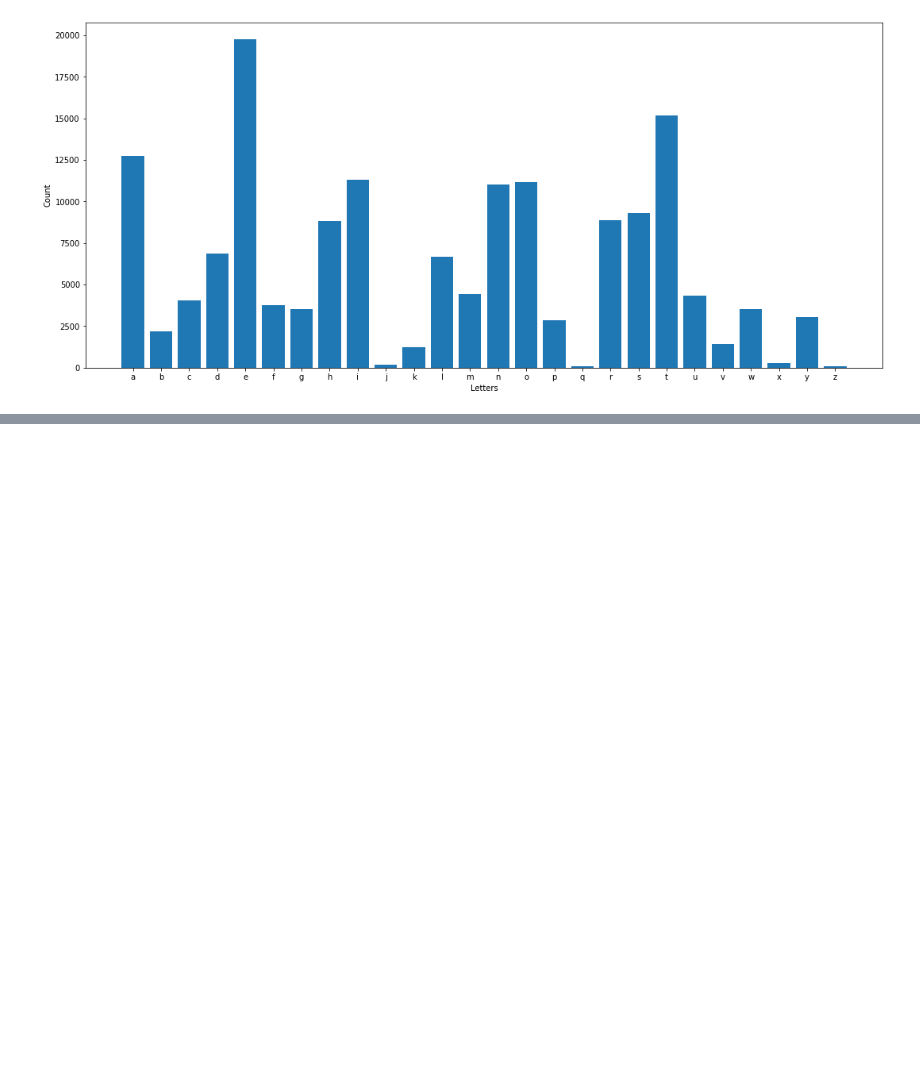
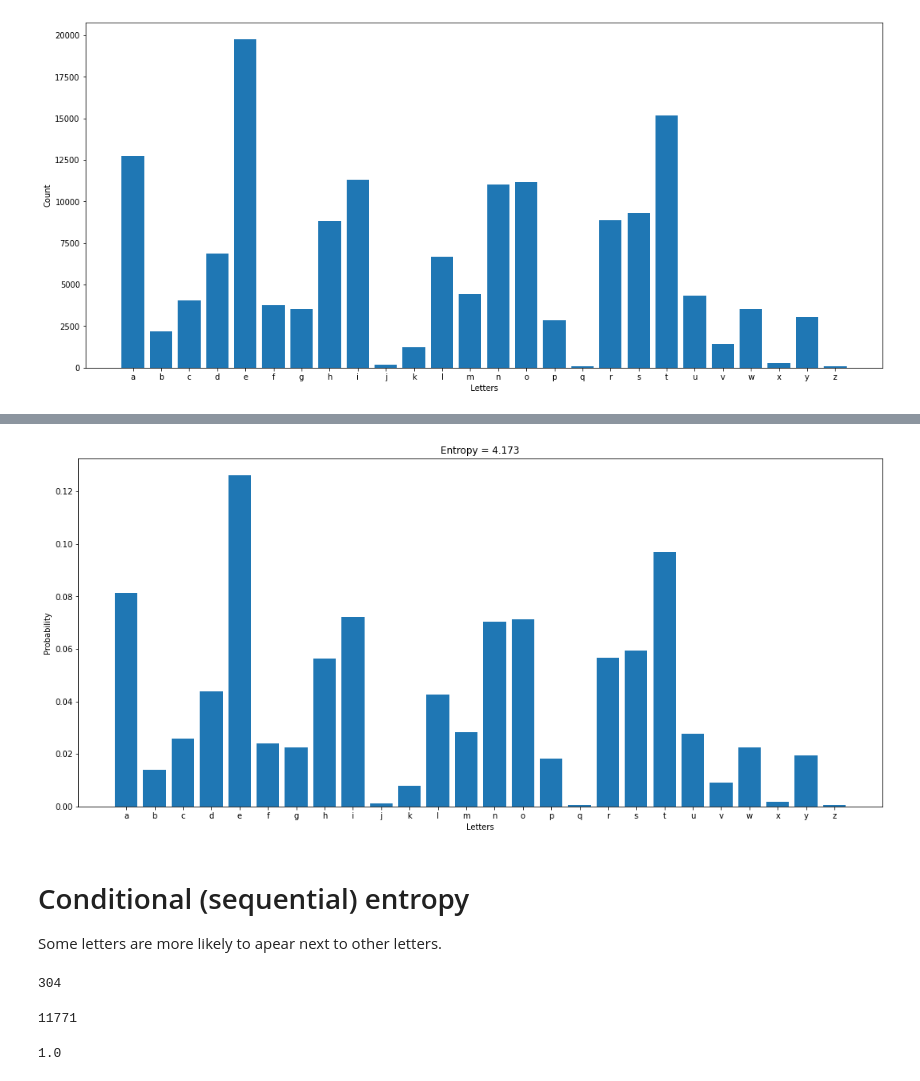
Before and after one commit to dantebarross/scientific-projects-with-python, a Jupyter notebook: Entropy_in_language.ipynb, the cells around one changed output, grey strips where cells are left out. Cells and saved outputs as stored; diff of their text form; code cells hidden in the pictures; blank space fills up the shorter version.

```diff
--- a/Entropy_in_language.ipynb
+++ b/Entropy_in_language.ipynb
@@ -123,0 +148,2 @@ plt.show()
+# %%
+letters_prob = list(letters_probability.values())
@@ -123,0 +157,9 @@ plt.show()
+# %%
+ax.set_title('Entropy = %.3f'%entropy)
+figs
+# %% [output]
+[figure, added]
+# %% [markdown]
+# Conditional (sequential) entropy
+
+Some letters are more likely to apear next to other letters.
@@ -123,0 +178,8 @@ plt.show()
+# %%
+list_of_pairs_occurencies['a']['b']
+# %% [output]
+304
+# %%
+sum(list_of_pairs_occurencies['a'].values())
+# %% [output]
+11771
@@ -123,0 +195,4 @@ plt.show()
+# %%
+sum(list_of_pairs_probabilities['a'].values())
+# %% [output]
+1.0
```
Also changed, not shown: parts of 9 cells of this notebook.
